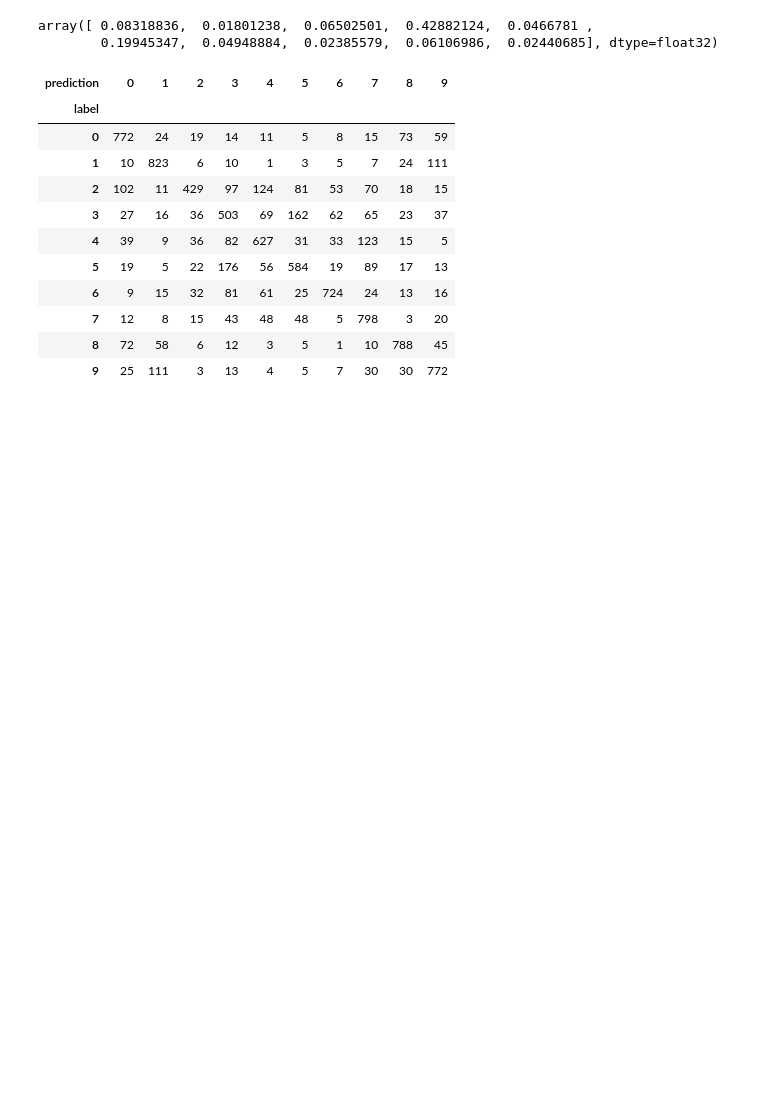
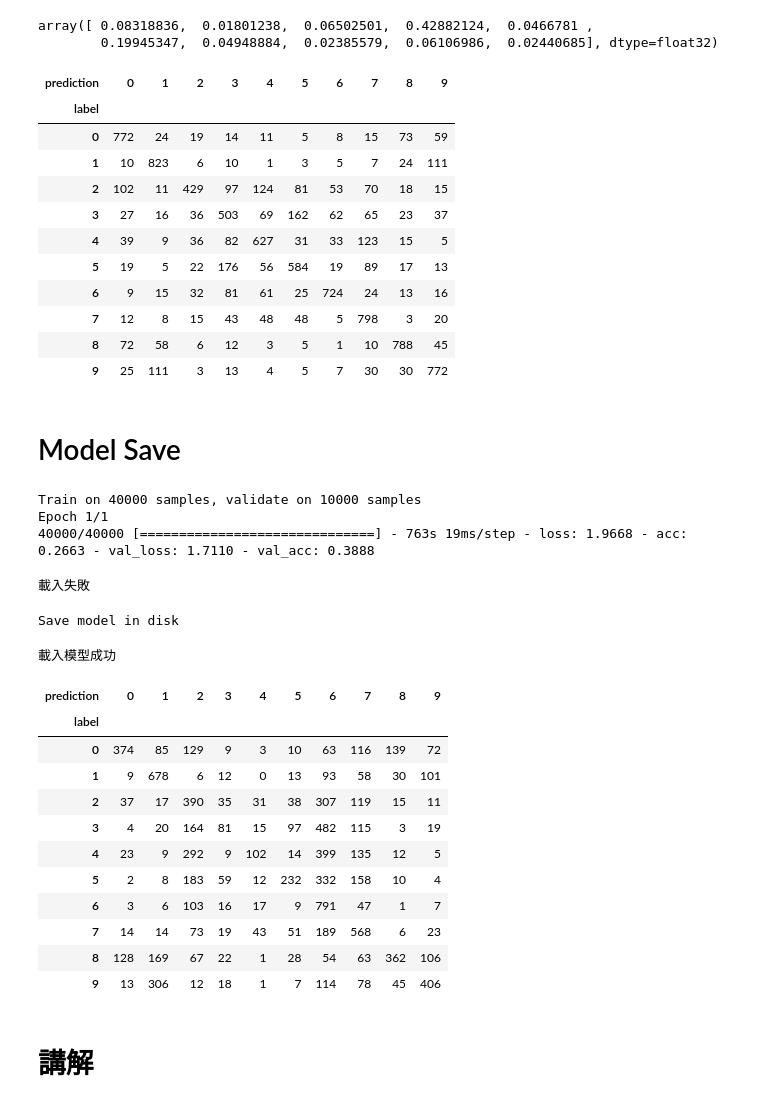
Before and after one commit to frankye1000/karas, a Jupyter notebook: Keras練習20171215--CNN(cifar10).ipynb, the cells around one changed output. Drawn from its saved outputs; the diff is of its cells as text; code cells hidden in the pictures; blank space fills up the shorter version.

```diff
--- a/Keras練習20171215--CNN(cifar10).ipynb
+++ b/Keras練習20171215--CNN(cifar10).ipynb
@@ -201,3 +201,58 @@ pd.crosstab(y_label_test.reshape(-1),prediction, rownames =["label"], colnames=[
 | 7 | 12 | 8 | 15 | 43 | 48 | 48 | 5 | 798 | 3 | 20 |
 | 8 | 72 | 58 | 6 | 12 | 3 | 5 | 1 | 10 | 788 | 45 |
 | 9 | 25 | 111 | 3 | 13 | 4 | 5 | 7 | 30 | 30 | 772 |
+# %% [markdown]
+# Model Save
+# %%
+model.compile(loss="categorical_crossentropy",
+              optimizer = "adam",
+              metrics = ["accuracy"])
+history = model.fit(X_img_train_normalize,
+                    y_label_train_OneHot,
+                    validation_split=0.2,
+                    epochs = 1,
+                    batch_size = 300,
+                    verbose = 1)
+# %% [output]
+Train on 40000 samples, validate on 10000 samples
+Epoch 1/1
+40000/40000 [==============================] - 763s 19ms/step - loss: 1.9668 - acc: 0.2663 - val_loss: 1.7110 - val_acc: 0.3888
+# %%
+try:
+    model.load_weights("SaveModel/cifarCnnModel.h5")
+    print("載入模型成功")
+except:
+    print("載入失敗")
+# %% [output]
+載入失敗
+# %%
+model.save_weights("cifarCnnModel.h5")
+print("Save model in disk")
+# %% [output]
+Save model in disk
+# %%
+try:
+    model.load_weights("cifarCnnModel.h5")
+    print("載入模型成功")
+except:
+    print("載入失敗")
+# %% [output]
+載入模型成功
+# %%
+prediction = model.predict_classes(X_img_test_normalize)
+pd.crosstab(y_label_test.reshape(-1), prediction, rownames =["label"], colnames=["prediction"])
+# %% [output]
+| prediction | 0 | 1 | 2 | 3 | 4 | 5 | 6 | 7 | 8 | 9 |
+| label |  |  |  |  |  |  |  |  |  |  |
+| 0 | 374 | 85 | 129 | 9 | 3 | 10 | 63 | 116 | 139 | 72 |
+| 1 | 9 | 678 | 6 | 12 | 0 | 13 | 93 | 58 | 30 | 101 |
+| 2 | 37 | 17 | 390 | 35 | 31 | 38 | 307 | 119 | 15 | 11 |
+| 3 | 4 | 20 | 164 | 81 | 15 | 97 | 482 | 115 | 3 | 19 |
+| 4 | 23 | 9 | 292 | 9 | 102 | 14 | 399 | 135 | 12 | 5 |
+| 5 | 2 | 8 | 183 | 59 | 12 | 232 | 332 | 158 | 10 | 4 |
+| 6 | 3 | 6 | 103 | 16 | 17 | 9 | 791 | 47 | 1 | 7 |
+| 7 | 14 | 14 | 73 | 19 | 43 | 51 | 189 | 568 | 6 | 23 |
+| 8 | 128 | 169 | 67 | 22 | 1 | 28 | 54 | 63 | 362 | 106 |
+| 9 | 13 | 306 | 12 | 18 | 1 | 7 | 114 | 78 | 45 | 406 |
+# %% [markdown]
+# 講解
```
Also changed, not shown: parts of 4 cells of this notebook, 16 other files.
